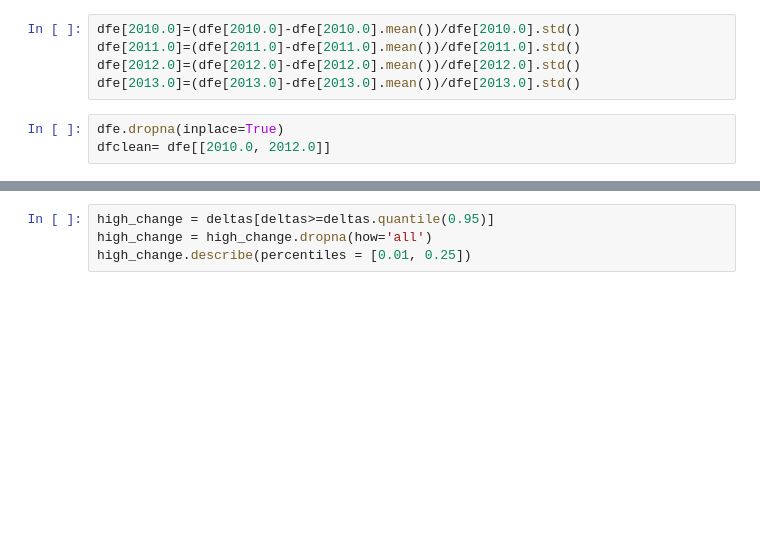
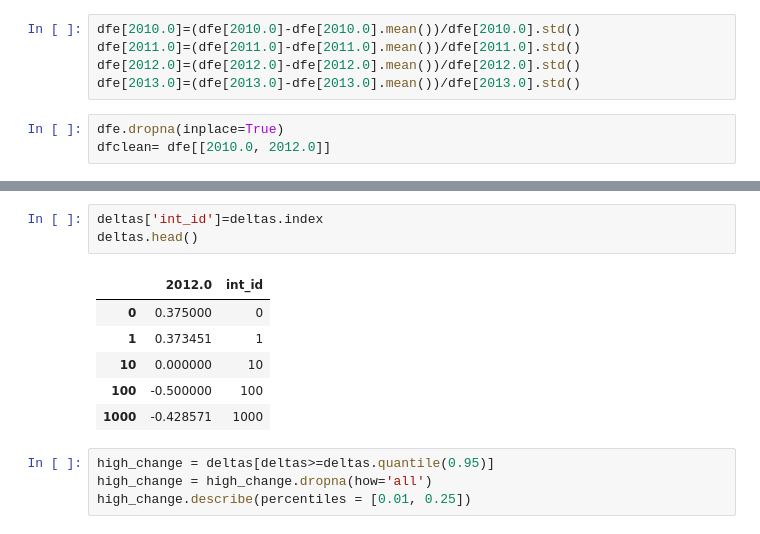
Before and after one commit to AmandaDoyle/BigDataTaxiFinalProject, a Jupyter notebook: filtering_by_both.ipynb, the cells around one changed output, grey strips where cells are left out. Cells and saved outputs as stored; diff of their text form; blank space fills up the shorter version.

```diff
--- a/filtering_by_both.ipynb
+++ b/filtering_by_both.ipynb
@@ -37,3 +37,13 @@ deltas.describe(percentiles=[0.05, 0.1, 0.25, 0.5, 0.75, 0.85, 0.9, 0.95])
+# %%
+deltas['int_id']=deltas.index
+deltas.head()
+# %% [output]
+|  | 2012.0 | int_id |
+| 0 | 0.375000 | 0 |
+| 1 | 0.373451 | 1 |
+| 10 | 0.000000 | 10 |
+| 100 | -0.500000 | 100 |
+| 1000 | -0.428571 | 1000 |
 # %%
 high_change = deltas[deltas>=deltas.quantile(0.95)]
 high_change = high_change.dropna(how='all')
```
Also changed, not shown: parts of 9 cells of this notebook, 1 other file.
